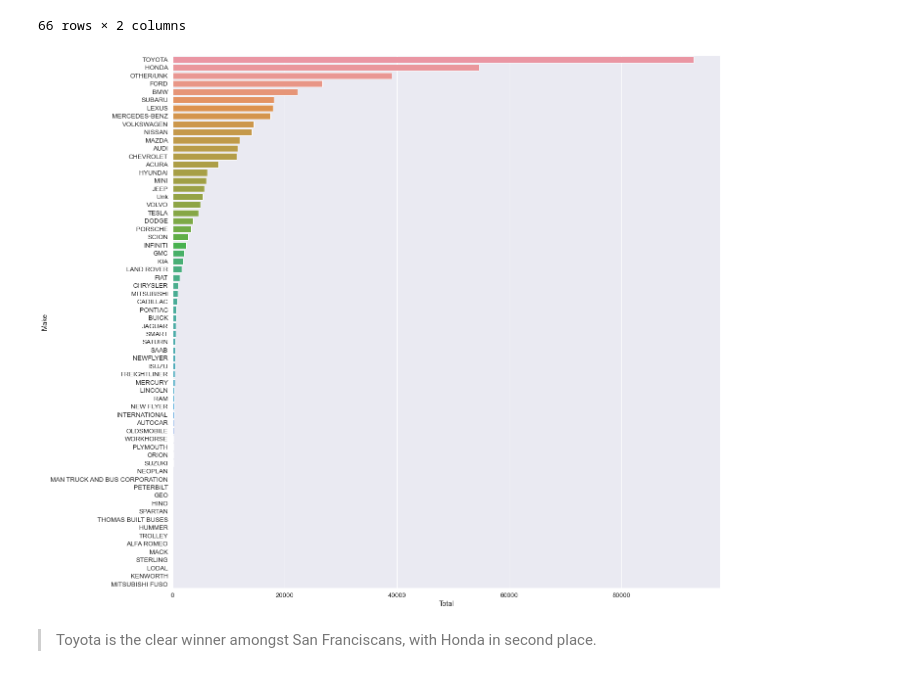
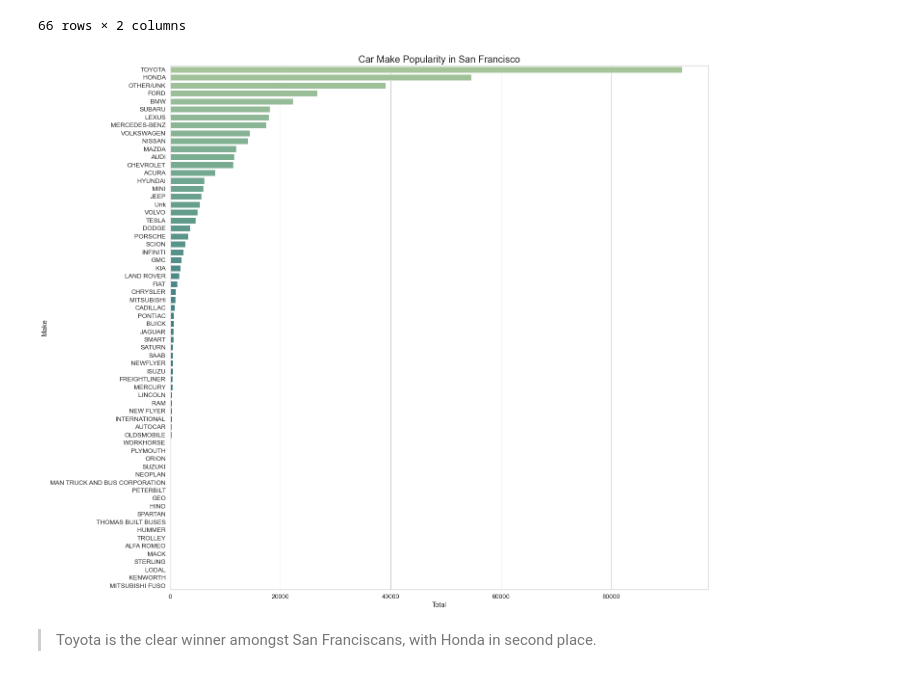
Before and after one commit to lanapalmer/Electric_vs_Gasoline_VehiclesSF, a Jupyter notebook: VehiclesSF.ipynb, the cells around one changed output. Saved outputs shown, nothing was run; the diff lists cells and outputs as text; code cells hidden in the pictures.

```diff
--- a/VehiclesSF.ipynb
+++ b/VehiclesSF.ipynb
@@ -208,11 +209,12 @@ makes.sort_values(by=['Total'], ascending=False).reset_index(drop=True)
 66 rows × 2 columns
 # %%
 plt.figure(figsize=(20,20))
-sns.set(font_scale=1.2)
-sns.barplot(x="Total", y="Make", data=makes.sort_values("Total", ascending=False))
+sns.set(style="whitegrid", font_scale=1.2)
+sns.barplot(x="Total", y="Make", data=makes.sort_values("Total", ascending=False), palette='crest')
+plt.title('Car Make Popularity in San Francisco', fontsize=20)
 plt.show();
 # %% [output]
-[figure, old version]
+[figure, new version]
 # %% [markdown]
 > Toyota is the clear winner amongst San Franciscans, with Honda in second place.
 # %% [markdown]
```
Also changed, not shown: parts of 46 cells of this notebook, 6 other files.
